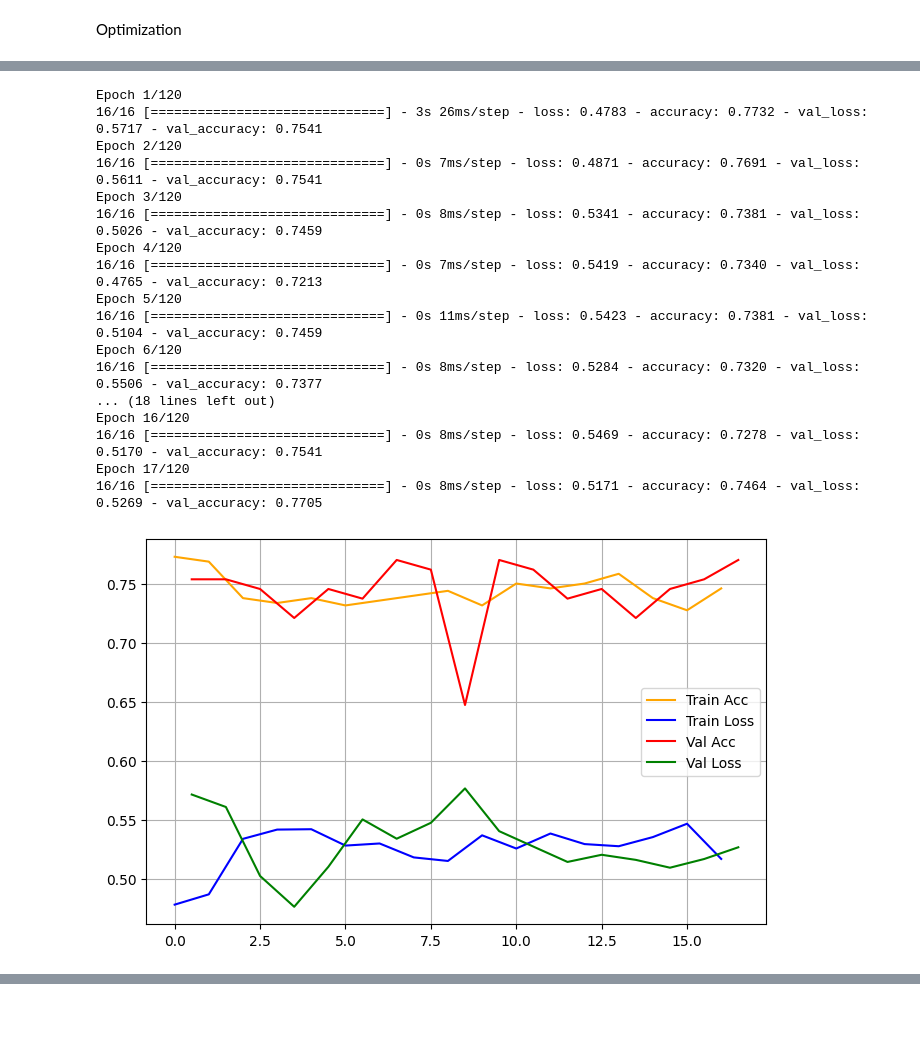
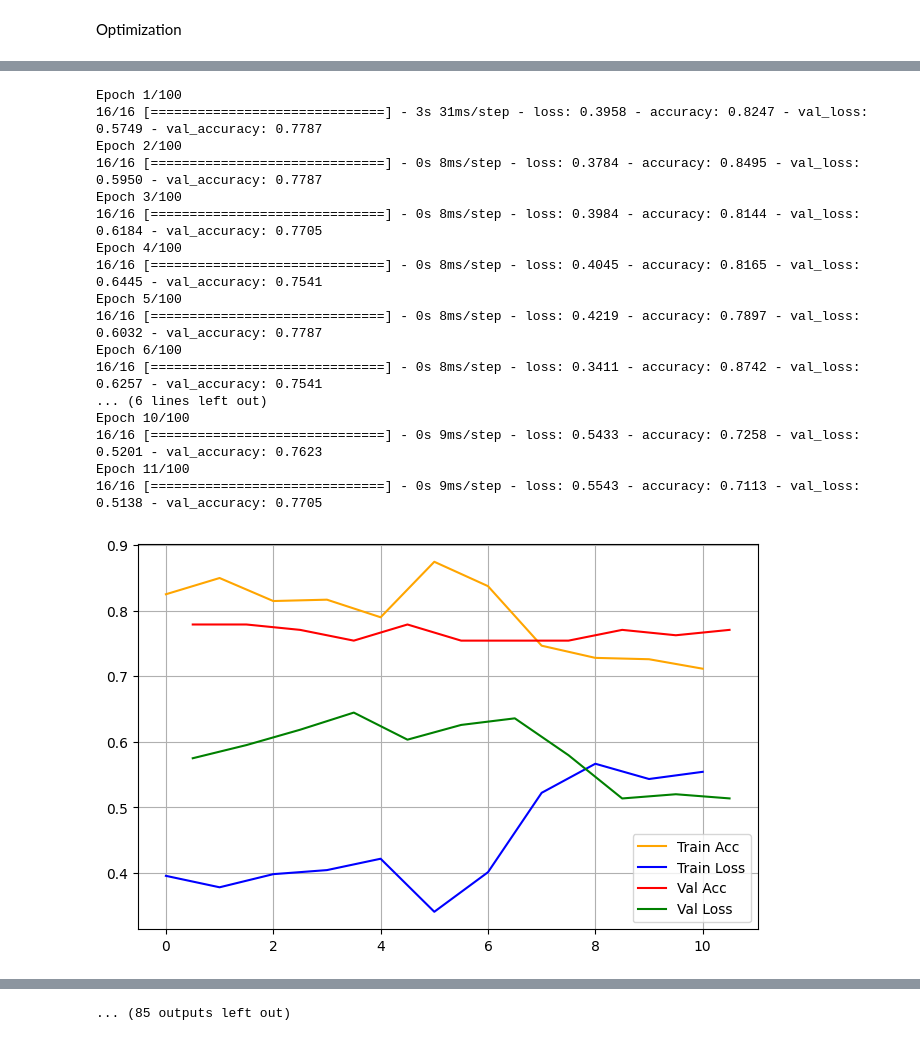
Before and after one commit to Joizra/Multilayer-Perceptron, a Jupyter notebook: A_1.ipynb, the cells around one changed output, grey strips where cells are left out. Saved outputs shown, nothing was run; the diff lists cells and outputs as text; code cells hidden in the pictures; blank space fills up the shorter version.

```diff
--- a/A_1.ipynb
+++ b/A_1.ipynb
@@ -495,11 +495,6 @@ Non-trainable params: 1008 (3.94 KB)
 _________________________________________________________________
 # %% [markdown]
 Optimization
-# %%
-epochs=120
-batchsize=32
-learningrate=0.01
-optimizer=keras.optimizers.SGD
 # %%
 
 def tune_hyperparamiter(epochs,batchsize,optimizer, learningrate):
@@ -538,11 +535,13 @@ def plot_history(history):
 # %%
 #Optimizers
 res=[]
-optimizer= [[keras.optimizers.SGD,0.01], [keras.optimizers.Adam,0.01],[keras.optimizers.RMSprop, 0.01], [keras.optimizers.Nadam, 0.01]]
-for optimizer,lr in optimizer:
-    valacc, history, model = tune_hyperparamiter(epochs,batchsize,optimizer, learningrate)
-    plot_history(history)
-    res += [[optimizer, valacc]]
+optimizer= [keras.optimizers.SGD, keras.optimizers.Adam,keras.optimizers.RMSprop, keras.optimizers.Nadam]
+for optimizer in optimizer:
+    for lr in [0.1, 0.01,0.001]:
+        for epochs in [8,32,100,120]:
+            valacc, history, model = tune_hyperparamiter(epochs,batchsize,optimizer, lr)
+            plot_history(history)
+            res += [[optimizer, lr, epochs, valacc]]
 
 print(res)
 # %% [output]
@@ -585,19 +583,19 @@ Epoch 13/120
-Epoch 1/120
-16/16 [==============================] - 3s 26ms/step - loss: 0.4783 - accuracy: 0.7732 - val_loss: 0.5717 - val_accuracy: 0.7541
-Epoch 2/120
-16/16 [==============================] - 0s 7ms/step - loss: 0.4871 - accuracy: 0.7691 - val_loss: 0.5611 - val_accuracy: 0.7541
-Epoch 3/120
-16/16 [==============================] - 0s 8ms/step - loss: 0.5341 - accuracy: 0.7381 - val_loss: 0.5026 - val_accuracy: 0.7459
-Epoch 4/120
-16/16 [==============================] - 0s 7ms/step - loss: 0.5419 - accuracy: 0.7340 - val_loss: 0.4765 - val_accuracy: 0.7213
-Epoch 5/120
-16/16 [==============================] - 0s 11ms/step - loss: 0.5423 - accuracy: 0.7381 - val_loss: 0.5104 - val_accuracy: 0.7459
-Epoch 6/120
-16/16 [==============================] - 0s 8ms/step - loss: 0.5284 - accuracy: 0.7320 - val_loss: 0.5506 - val_accuracy: 0.7377
-... (18 lines left out)
-Epoch 16/120
-16/16 [==============================] - 0s 8ms/step - loss: 0.5469 - accuracy: 0.7278 - val_loss: 0.5170 - val_accuracy: 0.7541
-Epoch 17/120
-16/16 [==============================] - 0s 8ms/step - loss: 0.5171 - accuracy: 0.7464 - val_loss: 0.5269 - val_accuracy: 0.7705
+Epoch 1/100
+16/16 [==============================] - 3s 31ms/step - loss: 0.3958 - accuracy: 0.8247 - val_loss: 0.5749 - val_accuracy: 0.7787
+Epoch 2/100
+16/16 [==============================] - 0s 8ms/step - loss: 0.3784 - accuracy: 0.8495 - val_loss: 0.5950 - val_accuracy: 0.7787
+Epoch 3/100
+16/16 [==============================] - 0s 8ms/step - loss: 0.3984 - accuracy: 0.8144 - val_loss: 0.6184 - val_accuracy: 0.7705
+Epoch 4/100
+16/16 [==============================] - 0s 8ms/step - loss: 0.4045 - accuracy: 0.8165 - val_loss: 0.6445 - val_accuracy: 0.7541
+Epoch 5/100
+16/16 [==============================] - 0s 8ms/step - loss: 0.4219 - accuracy: 0.7897 - val_loss: 0.6032 - val_accuracy: 0.7787
+Epoch 6/100
+16/16 [==============================] - 0s 8ms/step - loss: 0.3411 - accuracy: 0.8742 - val_loss: 0.6257 - val_accuracy: 0.7541
+... (6 lines left out)
+Epoch 10/100
+16/16 [==============================] - 0s 9ms/step - loss: 0.5433 - accuracy: 0.7258 - val_loss: 0.5201 - val_accuracy: 0.7623
+Epoch 11/100
+16/16 [==============================] - 0s 9ms/step - loss: 0.5543 - accuracy: 0.7113 - val_loss: 0.5138 - val_accuracy: 0.7705
-[figure, old version]
+[figure, new version]
 Epoch 1/120
@@ -621,0 +654 @@ Epoch 15/120
+... (85 outputs left out)
```
Also changed, not shown: parts of 12 cells of this notebook.
